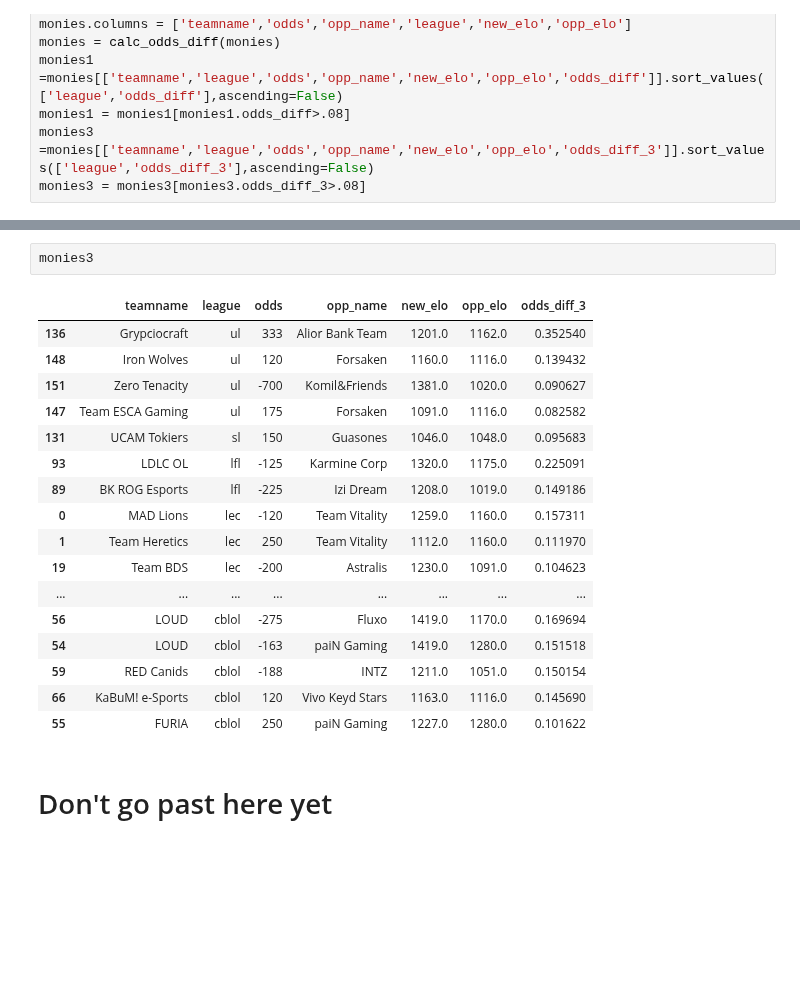
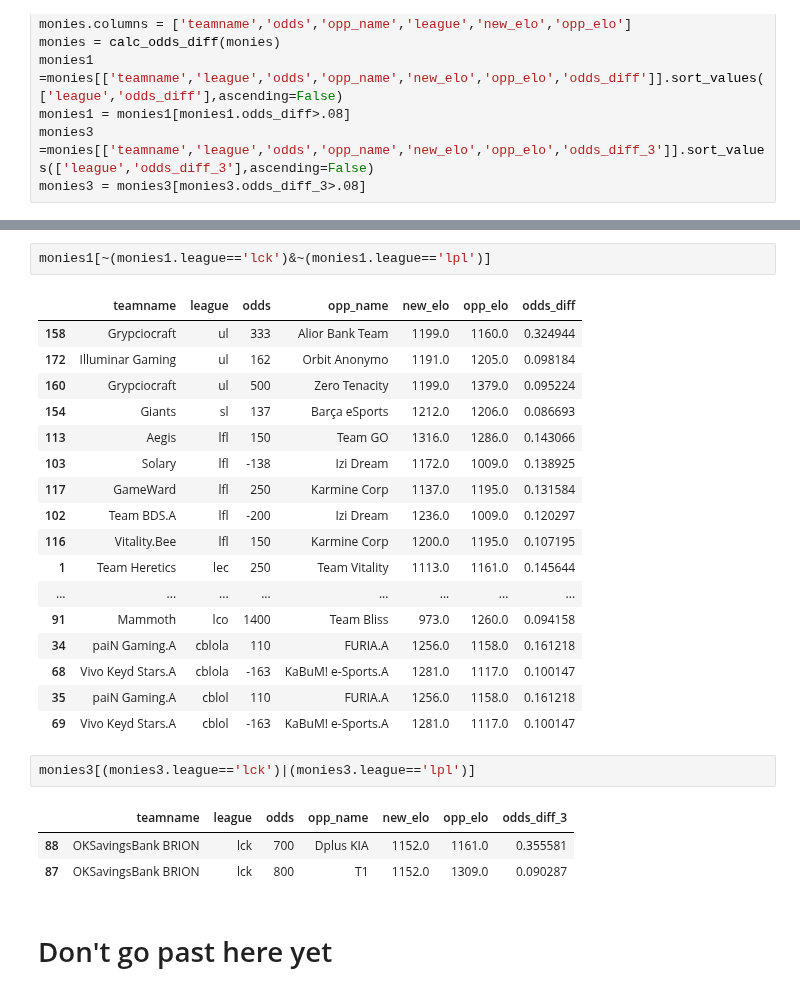
Before and after one commit to richie-p-meyer/league, a Jupyter notebook: scratch.ipynb, the cells around one changed output, grey strips where cells are left out. Drawn from its saved outputs; the diff is of its cells as text; blank space fills up the shorter version.

```diff
--- a/scratch.ipynb
+++ b/scratch.ipynb
@@ -430,23 +430,29 @@ get_team(df,'Alior Bank Team',20)
+# %%
+monies1[~(monies1.league=='lck')&~(monies1.league=='lpl')]
+# %% [output]
+|  | teamname | league | odds | opp_name | new_elo | opp_elo | odds_diff |
+| 158 | Grypciocraft | ul | 333 | Alior Bank Team | 1199.0 | 1160.0 | 0.324944 |
+| 172 | Illuminar Gaming | ul | 162 | Orbit Anonymo | 1191.0 | 1205.0 | 0.098184 |
+| 160 | Grypciocraft | ul | 500 | Zero Tenacity | 1199.0 | 1379.0 | 0.095224 |
+| 154 | Giants | sl | 137 | Barça eSports | 1212.0 | 1206.0 | 0.086693 |
+| 113 | Aegis | lfl | 150 | Team GO | 1316.0 | 1286.0 | 0.143066 |
+| 103 | Solary | lfl | -138 | Izi Dream | 1172.0 | 1009.0 | 0.138925 |
+| 117 | GameWard | lfl | 250 | Karmine Corp | 1137.0 | 1195.0 | 0.131584 |
+| 102 | Team BDS.A | lfl | -200 | Izi Dream | 1236.0 | 1009.0 | 0.120297 |
+| 116 | Vitality.Bee | lfl | 150 | Karmine Corp | 1200.0 | 1195.0 | 0.107195 |
+| 1 | Team Heretics | lec | 250 | Team Vitality | 1113.0 | 1161.0 | 0.145644 |
+| ... | ... | ... | ... | ... | ... | ... | ... |
+| 91 | Mammoth | lco | 1400 | Team Bliss | 973.0 | 1260.0 | 0.094158 |
+| 34 | paiN Gaming.A | cblola | 110 | FURIA.A | 1256.0 | 1158.0 | 0.161218 |
+| 68 | Vivo Keyd Stars.A | cblola | -163 | KaBuM! e-Sports.A | 1281.0 | 1117.0 | 0.100147 |
+| 35 | paiN Gaming.A | cblol | 110 | FURIA.A | 1256.0 | 1158.0 | 0.161218 |
+| 69 | Vivo Keyd Stars.A | cblol | -163 | KaBuM! e-Sports.A | 1281.0 | 1117.0 | 0.100147 |
 # %%
-monies3
+monies3[(monies3.league=='lck')|(monies3.league=='lpl')]
 # %% [output]
 |  | teamname | league | odds | opp_name | new_elo | opp_elo | odds_diff_3 |
-| 136 | Grypciocraft | ul | 333 | Alior Bank Team | 1201.0 | 1162.0 | 0.352540 |
-| 148 | Iron Wolves | ul | 120 | Forsaken | 1160.0 | 1116.0 | 0.139432 |
-| 151 | Zero Tenacity | ul | -700 | Komil&Friends | 1381.0 | 1020.0 | 0.090627 |
-| 147 | Team ESCA Gaming | ul | 175 | Forsaken | 1091.0 | 1116.0 | 0.082582 |
-| 131 | UCAM Tokiers | sl | 150 | Guasones | 1046.0 | 1048.0 | 0.095683 |
-| 93 | LDLC OL | lfl | -125 | Karmine Corp | 1320.0 | 1175.0 | 0.225091 |
-| 89 | BK ROG Esports | lfl | -225 | Izi Dream | 1208.0 | 1019.0 | 0.149186 |
-| 0 | MAD Lions | lec | -120 | Team Vitality | 1259.0 | 1160.0 | 0.157311 |
-| 1 | Team Heretics | lec | 250 | Team Vitality | 1112.0 | 1160.0 | 0.111970 |
-| 19 | Team BDS | lec | -200 | Astralis | 1230.0 | 1091.0 | 0.104623 |
-| ... | ... | ... | ... | ... | ... | ... | ... |
-| 56 | LOUD | cblol | -275 | Fluxo | 1419.0 | 1170.0 | 0.169694 |
-| 54 | LOUD | cblol | -163 | paiN Gaming | 1419.0 | 1280.0 | 0.151518 |
-| 59 | RED Canids | cblol | -188 | INTZ | 1211.0 | 1051.0 | 0.150154 |
-| 66 | KaBuM! e-Sports | cblol | 120 | Vivo Keyd Stars | 1163.0 | 1116.0 | 0.145690 |
-| 55 | FURIA | cblol | 250 | paiN Gaming | 1227.0 | 1280.0 | 0.101622 |
+| 88 | OKSavingsBank BRION | lck | 700 | Dplus KIA | 1152.0 | 1161.0 | 0.355581 |
+| 87 | OKSavingsBank BRION | lck | 800 | T1 | 1152.0 | 1309.0 | 0.090287 |
 # %% [markdown]
 # Don't go past here yet
 # %%
```
Also changed, not shown: parts of 5 cells of this notebook, 11 other files.
